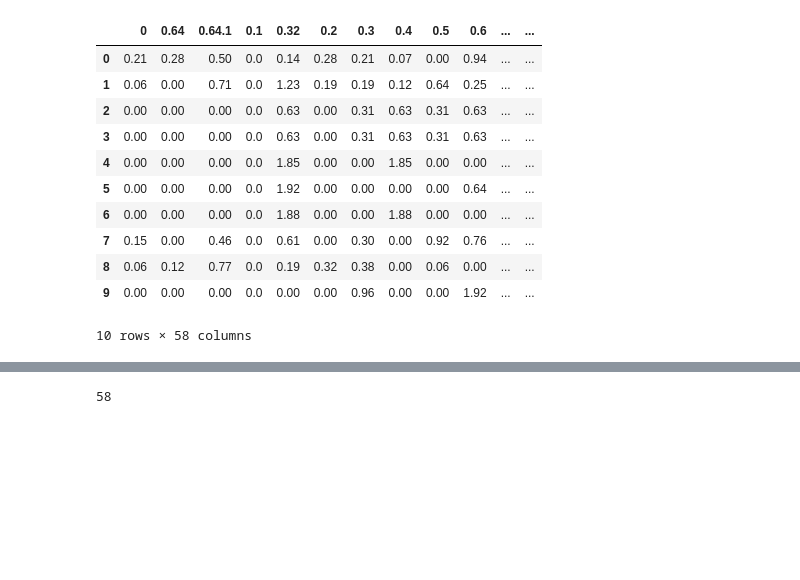
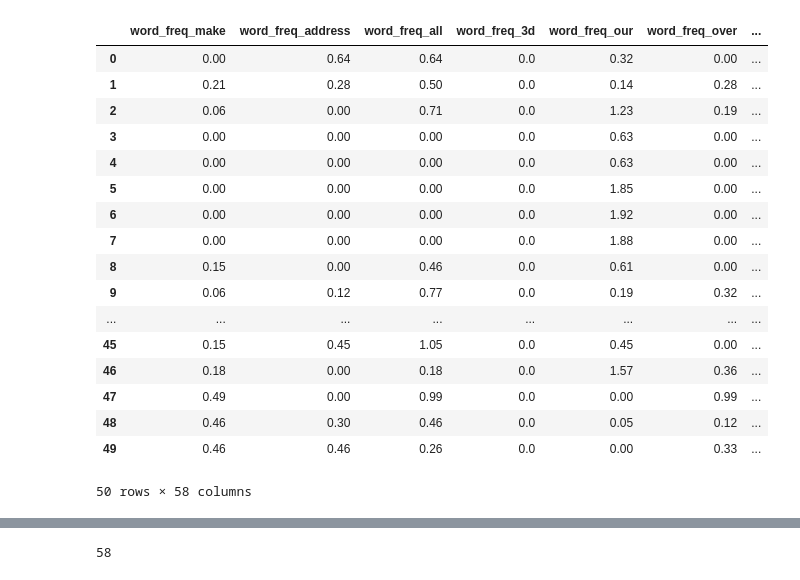
Before and after one commit to AshvinVignesh/Spam-Mail-Detection, a Jupyter notebook: SPAM_MAIL_CW.ipynb, the cells around one changed output, grey strips where cells are left out. Drawn from its saved outputs; the diff is of its cells as text; code cells hidden in the pictures; blank space fills up the shorter version.

```diff
--- a/SPAM_MAIL_CW.ipynb
+++ b/SPAM_MAIL_CW.ipynb
@@ -6,2 +2,0 @@ import numpy as np
-# %%
-df = pd.read_csv('spambase.data')
@@ -8,18 +14,24 @@ df = pd.read_csv('spambase.data')
 # %%
-df.head(10)
+df.head(50)
 # %% [output]
-|  | 0 | 0.64 | 0.64.1 | 0.1 | 0.32 | 0.2 | 0.3 | 0.4 | 0.5 | 0.6 | ... | ... |
-| 0 | 0.21 | 0.28 | 0.50 | 0.0 | 0.14 | 0.28 | 0.21 | 0.07 | 0.00 | 0.94 | ... | ... |
-| 1 | 0.06 | 0.00 | 0.71 | 0.0 | 1.23 | 0.19 | 0.19 | 0.12 | 0.64 | 0.25 | ... | ... |
-| 2 | 0.00 | 0.00 | 0.00 | 0.0 | 0.63 | 0.00 | 0.31 | 0.63 | 0.31 | 0.63 | ... | ... |
-| 3 | 0.00 | 0.00 | 0.00 | 0.0 | 0.63 | 0.00 | 0.31 | 0.63 | 0.31 | 0.63 | ... | ... |
-| 4 | 0.00 | 0.00 | 0.00 | 0.0 | 1.85 | 0.00 | 0.00 | 1.85 | 0.00 | 0.00 | ... | ... |
-| 5 | 0.00 | 0.00 | 0.00 | 0.0 | 1.92 | 0.00 | 0.00 | 0.00 | 0.00 | 0.64 | ... | ... |
-| 6 | 0.00 | 0.00 | 0.00 | 0.0 | 1.88 | 0.00 | 0.00 | 1.88 | 0.00 | 0.00 | ... | ... |
-| 7 | 0.15 | 0.00 | 0.46 | 0.0 | 0.61 | 0.00 | 0.30 | 0.00 | 0.92 | 0.76 | ... | ... |
-| 8 | 0.06 | 0.12 | 0.77 | 0.0 | 0.19 | 0.32 | 0.38 | 0.00 | 0.06 | 0.00 | ... | ... |
-| 9 | 0.00 | 0.00 | 0.00 | 0.0 | 0.00 | 0.00 | 0.96 | 0.00 | 0.00 | 1.92 | ... | ... |
+|  | word_freq_make | word_freq_address | word_freq_all | word_freq_3d | word_freq_our | word_freq_over | ... |
+| 0 | 0.00 | 0.64 | 0.64 | 0.0 | 0.32 | 0.00 | ... |
+| 1 | 0.21 | 0.28 | 0.50 | 0.0 | 0.14 | 0.28 | ... |
+| 2 | 0.06 | 0.00 | 0.71 | 0.0 | 1.23 | 0.19 | ... |
+| 3 | 0.00 | 0.00 | 0.00 | 0.0 | 0.63 | 0.00 | ... |
+| 4 | 0.00 | 0.00 | 0.00 | 0.0 | 0.63 | 0.00 | ... |
+| 5 | 0.00 | 0.00 | 0.00 | 0.0 | 1.85 | 0.00 | ... |
+| 6 | 0.00 | 0.00 | 0.00 | 0.0 | 1.92 | 0.00 | ... |
+| 7 | 0.00 | 0.00 | 0.00 | 0.0 | 1.88 | 0.00 | ... |
+| 8 | 0.15 | 0.00 | 0.46 | 0.0 | 0.61 | 0.00 | ... |
+| 9 | 0.06 | 0.12 | 0.77 | 0.0 | 0.19 | 0.32 | ... |
+| ... | ... | ... | ... | ... | ... | ... | ... |
+| 45 | 0.15 | 0.45 | 1.05 | 0.0 | 0.45 | 0.00 | ... |
+| 46 | 0.18 | 0.00 | 0.18 | 0.0 | 1.57 | 0.36 | ... |
+| 47 | 0.49 | 0.00 | 0.99 | 0.0 | 0.00 | 0.99 | ... |
+| 48 | 0.46 | 0.30 | 0.46 | 0.0 | 0.05 | 0.12 | ... |
+| 49 | 0.46 | 0.46 | 0.26 | 0.0 | 0.00 | 0.33 | ... |
-10 rows × 58 columns
+50 rows × 58 columns
 # %%
 df.columns
 # %% [output]
```
Also changed, not shown: parts of 14 cells of this notebook.
